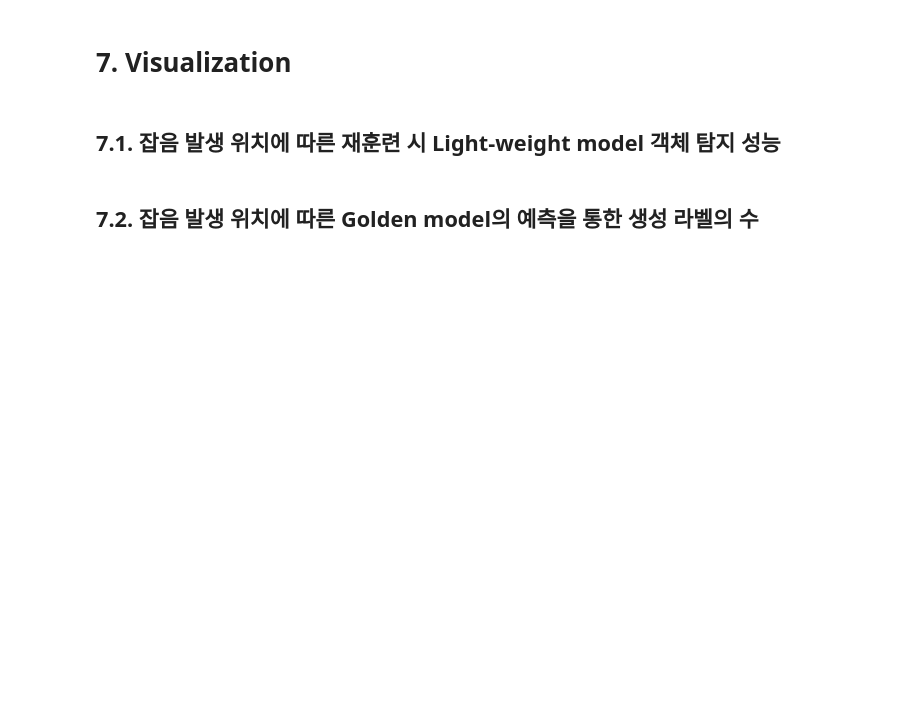
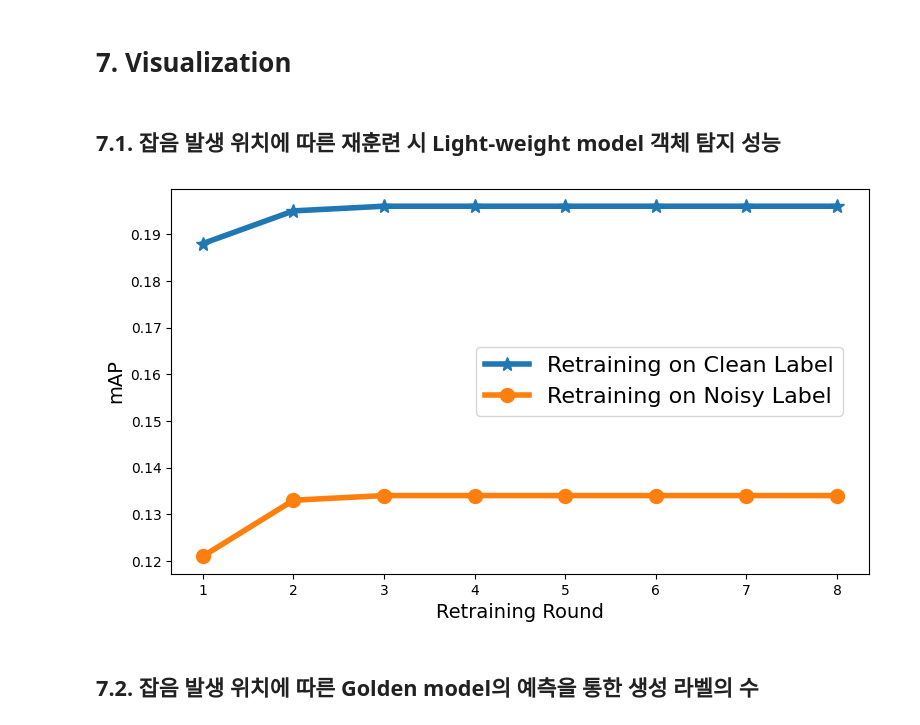
Before and after one commit to pioneer0413/RENS, a Jupyter notebook: experiment/experiment-13/pilot_exp13.ipynb, the cells around one changed output. Drawn from its saved outputs; the diff is of its cells as text; code cells hidden in the pictures; blank space fills up the shorter version.

```diff
--- a/experiment/experiment-13/pilot_exp13.ipynb
+++ b/experiment/experiment-13/pilot_exp13.ipynb
@@ -626,27 +626,30 @@ for step, predicted_label_loader in enumerate(cc_loaders):
 # %%
 # Results
 NN = [0.121, 0.133] + [0.134] * 6
 NC = [0.117, 0.133] + [0.134] * 6
 CN = [0.073, 0.06] + [0.059] * 6
 CC = [0.188, 0.195] + [0.196] * 6
 NR = [0.2] * 8
 
-plt.figure(figsize=(10,6))
+plt.figure(figsize=(9,5))
 
-plt.plot(NR, label='No Retraining(Default)', marker='D')
-plt.plot(CC, label='Clean Image, Clean Label', marker='*')
-plt.plot(NN, label='Noised Image, Noised Label', marker='o')
-plt.plot(NC, label='Noised Image, Clean Label', marker='x')
-plt.plot(CN, label='Clean Image, Noised Label', marker='s')
+#plt.plot(NR, label='No Retraining(Baseline)', marker='D', markersize=8)
+plt.plot(CC, label='Retraining on Clean Label', marker='*', markersize=10, linewidth=4)
+plt.plot(NN, label='Retraining on Noisy Label', marker='o', markersize=10, linewidth=4)
+#plt.plot(NC, label='Noised Image, Clean Label', marker='x')
+#plt.plot(CN, label='Clean Image, Noised Label', marker='s')
 
-plt.title('mAP on Retraining Dataset Noise')
-plt.xlabel('Retraining Window')
-plt.ylabel('mAP')
-plt.legend(loc='center', bbox_to_anchor=(0.8,0.3))
+#plt.title('mAP on Retraining Dataset Noise')
+plt.xticks(ticks=range(8), labels=range(1,9))
+plt.xlabel('Retraining Round', fontsize=14)
+plt.ylabel('mAP', fontsize=14)
+plt.legend(loc='center', bbox_to_anchor=(0.7,0.5), fontsize=16)
 plt.grid(False)
 
 plt.savefig('mAP_on_Retraining_Dataset_Noise.png')
 plt.show()
+# %% [output]
+[figure, added]
 # %% [markdown]
 ## 7.2. 잡음 발생 위치에 따른 Golden model의 예측을 통한 생성 라벨의 수
 # %%
```
Also changed, not shown: 43 other files.
